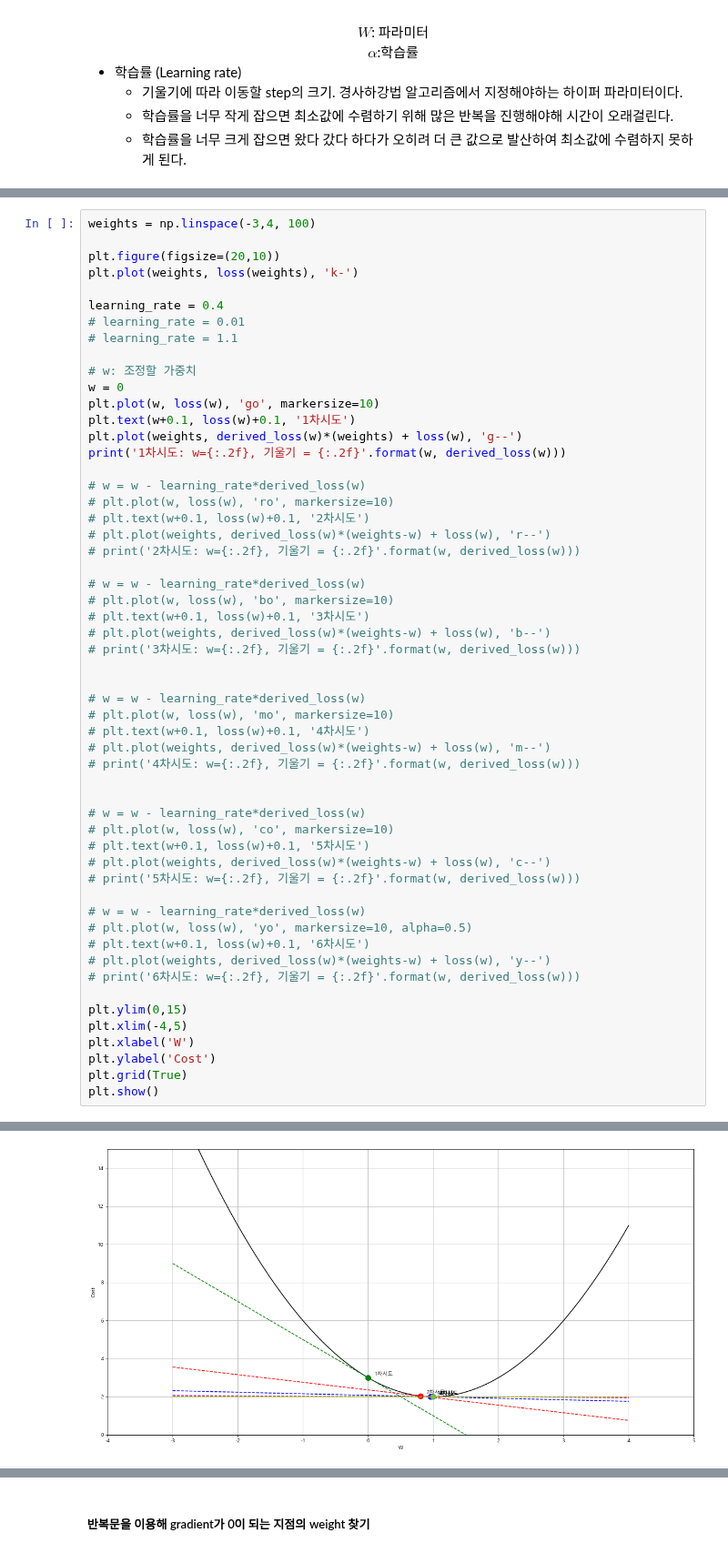
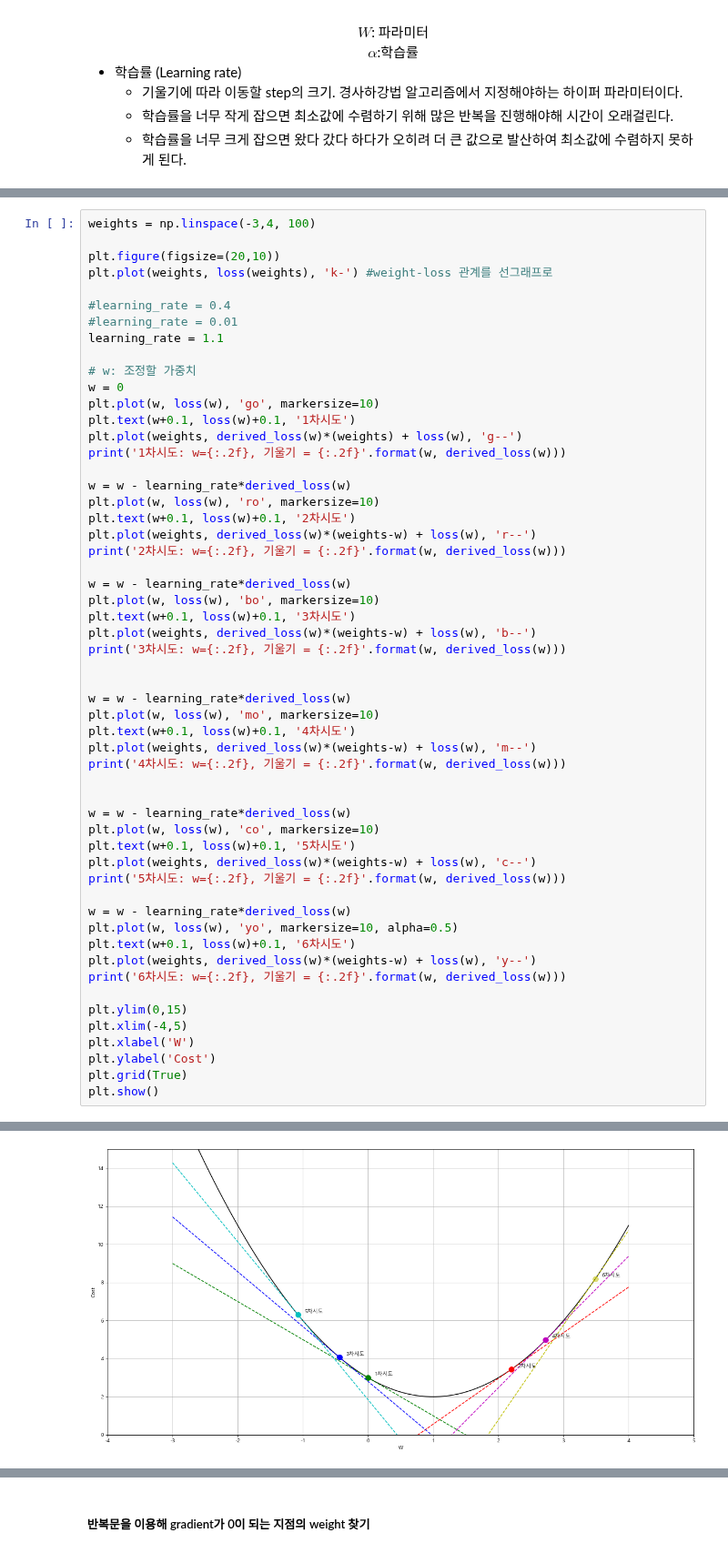
Before and after one commit to shina1221/SSAC_2021, a Jupyter notebook: class_study/07.machine learning/05/14_최적화-경사하강법.ipynb, the cells around one changed output, grey strips where cells are left out. Shown at 91% size. Cells and saved outputs as stored; diff of their text form.

```diff
--- a/class_study/07.machine learning/05/14_최적화-경사하강법.ipynb
+++ b/class_study/07.machine learning/05/14_최적화-경사하강법.ipynb
@@ -91,11 +105,11 @@ def derived_loss(weight):
 weights = np.linspace(-3,4, 100)
 
 plt.figure(figsize=(20,10))
-plt.plot(weights, loss(weights), 'k-')
+plt.plot(weights, loss(weights), 'k-') #weight-loss 관계를 선그래프로
 
-learning_rate = 0.4
-# learning_rate = 0.01
-# learning_rate = 1.1
+#learning_rate = 0.4
+#learning_rate = 0.01
+learning_rate = 1.1
 
 # w: 조정할 가중치
 w = 0
@@ -104,37 +118,37 @@ plt.text(w+0.1, loss(w)+0.1, '1차시도')
 plt.plot(weights, derived_loss(w)*(weights) + loss(w), 'g--')
 print('1차시도: w={:.2f}, 기울기 = {:.2f}'.format(w, derived_loss(w)))
 
-# w = w - learning_rate*derived_loss(w)
-# plt.plot(w, loss(w), 'ro', markersize=10)
-# plt.text(w+0.1, loss(w)+0.1, '2차시도')
-# plt.plot(weights, derived_loss(w)*(weights-w) + loss(w), 'r--')
-# print('2차시도: w={:.2f}, 기울기 = {:.2f}'.format(w, derived_loss(w)))
+w = w - learning_rate*derived_loss(w)
+plt.plot(w, loss(w), 'ro', markersize=10)
+plt.text(w+0.1, loss(w)+0.1, '2차시도')
+plt.plot(weights, derived_loss(w)*(weights-w) + loss(w), 'r--')
+print('2차시도: w={:.2f}, 기울기 = {:.2f}'.format(w, derived_loss(w)))
 
-# w = w - learning_rate*derived_loss(w)
-# plt.plot(w, loss(w), 'bo', markersize=10)
-# plt.text(w+0.1, loss(w)+0.1, '3차시도')
-# plt.plot(weights, derived_loss(w)*(weights-w) + loss(w), 'b--')
-# print('3차시도: w={:.2f}, 기울기 = {:.2f}'.format(w, derived_loss(w)))
+w = w - learning_rate*derived_loss(w)
+plt.plot(w, loss(w), 'bo', markersize=10)
+plt.text(w+0.1, loss(w)+0.1, '3차시도')
+plt.plot(weights, derived_loss(w)*(weights-w) + loss(w), 'b--')
+print('3차시도: w={:.2f}, 기울기 = {:.2f}'.format(w, derived_loss(w)))
 
 
-# w = w - learning_rate*derived_loss(w)
-# plt.plot(w, loss(w), 'mo', markersize=10)
-# plt.text(w+0.1, loss(w)+0.1, '4차시도')
-# plt.plot(weights, derived_loss(w)*(weights-w) + loss(w), 'm--')
-# print('4차시도: w={:.2f}, 기울기 = {:.2f}'.format(w, derived_loss(w)))
+w = w - learning_rate*derived_loss(w)
+plt.plot(w, loss(w), 'mo', markersize=10)
+plt.text(w+0.1, loss(w)+0.1, '4차시도')
+plt.plot(weights, derived_loss(w)*(weights-w) + loss(w), 'm--')
+print('4차시도: w={:.2f}, 기울기 = {:.2f}'.format(w, derived_loss(w)))
 
 
-# w = w - learning_rate*derived_loss(w)
-# plt.plot(w, loss(w), 'co', markersize=10)
-# plt.text(w+0.1, loss(w)+0.1, '5차시도')
-# plt.plot(weights, derived_loss(w)*(weights-w) + loss(w), 'c--')
-# print('5차시도: w={:.2f}, 기울기 = {:.2f}'.format(w, derived_loss(w)))
+w = w - learning_rate*derived_loss(w)
+plt.plot(w, loss(w), 'co', markersize=10)
+plt.text(w+0.1, loss(w)+0.1, '5차시도')
+plt.plot(weights, derived_loss(w)*(weights-w) + loss(w), 'c--')
+print('5차시도: w={:.2f}, 기울기 = {:.2f}'.format(w, derived_loss(w)))
 
-# w = w - learning_rate*derived_loss(w)
-# plt.plot(w, loss(w), 'yo', markersize=10, alpha=0.5)
-# plt.text(w+0.1, loss(w)+0.1, '6차시도')
-# plt.plot(weights, derived_loss(w)*(weights-w) + loss(w), 'y--')
-# print('6차시도: w={:.2f}, 기울기 = {:.2f}'.format(w, derived_loss(w)))
+w = w - learning_rate*derived_loss(w)
+plt.plot(w, loss(w), 'yo', markersize=10, alpha=0.5)
+plt.text(w+0.1, loss(w)+0.1, '6차시도')
+plt.plot(weights, derived_loss(w)*(weights-w) + loss(w), 'y--')
+print('6차시도: w={:.2f}, 기울기 = {:.2f}'.format(w, derived_loss(w)))
 
 plt.ylim(0,15)
 plt.xlim(-4,5)
@@ -152 +166 @@ plt.show()
-[figure, old version]
+[figure, new version]
```
Also changed, not shown: parts of 11 cells of this notebook.
